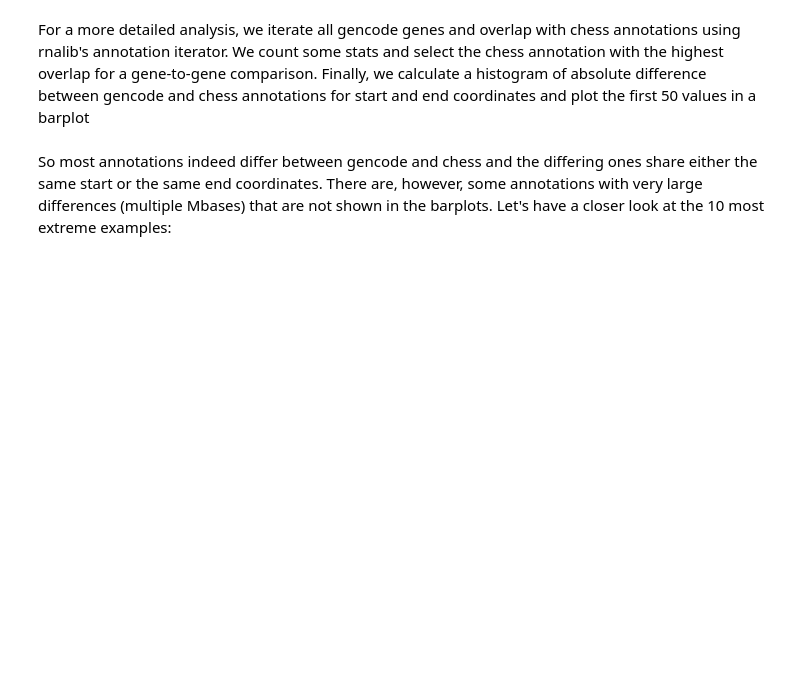
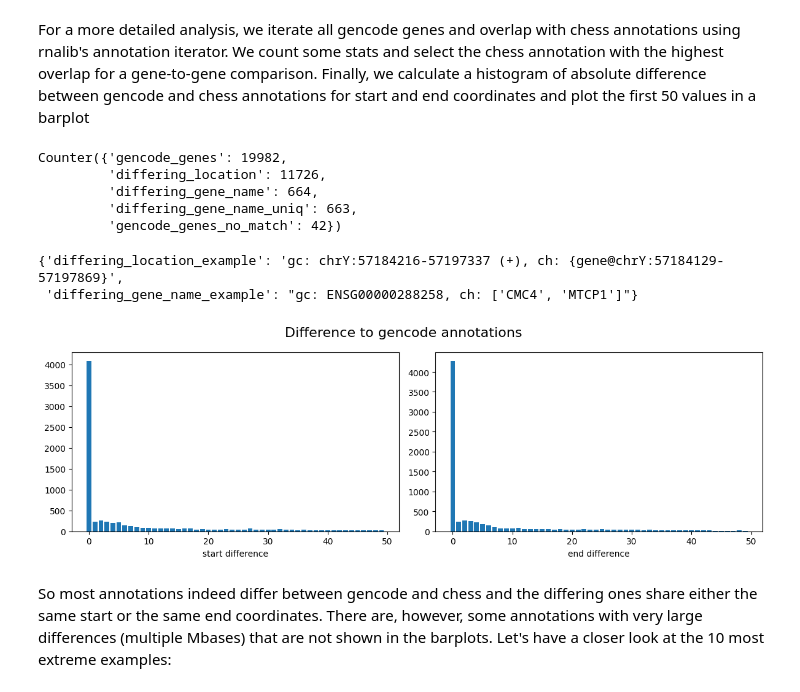
Before and after one commit to popitsch/rnalib, a Jupyter notebook: notebooks/Tutorial_compare_annotation_sets.ipynb, the cells around one changed output. Cells and saved outputs as stored; diff of their text form; code cells hidden in the pictures; blank space fills up the shorter version.

Commit message:
redesigned testdata creation

```diff
--- a/notebooks/Tutorial_compare_annotation_sets.ipynb
+++ b/notebooks/Tutorial_compare_annotation_sets.ipynb
@@ -73,0 +41,11 @@ display("All done.")
+# %%
+rna.__RNALIB_TESTDATA__ = "rnalib_testdata/"
+
+if not os.path.isdir(rna.__RNALIB_TESTDATA__):
+    os.mkdir(rna.__RNALIB_TESTDATA__)
+
+rna.testdata.create_testdata(rna.__RNALIB_TESTDATA__,
+                             rna.testdata.large_test_resources)
+
+display(f"Testdata at {rna.__RNALIB_TESTDATA__}")
+display_textarea('\n'.join(rna.dir_tree(pathlib.Path(rna.__RNALIB_TESTDATA__))))
@@ -120,7 +124,7 @@ Now we can have a look at the shared and unique (normalized) gene names and
 display the unique gene names for genocde and chess.
 # %%
 # cmp_sets is a rnalib utility function for set comparison
-shared, uniq_gc, uniq_ch = pg.cmp_sets({x.gene_name for x in t_gc.genes},
+shared, uniq_gc, uniq_ch = rna.cmp_sets({x.gene_name for x in t_gc.genes},
                                        {x.gene_name for x in t_ch.genes})
 display(f"Unique gene names in gencode: {len(shared)+len(uniq_gc)}, in chess: {len(shared)+len(uniq_ch)}")
 display(f"Shared: {len(shared)}, only in gencode: {len(uniq_gc)}, only in chess: {len(uniq_ch)}")
@@ -163,9 +198,9 @@ stats=Counter()
 examples=dict()
 hist_start, hist_end=Counter(), Counter()
 diff_annos=list()
-with pg.AnnotationIterator(
-    pg.TranscriptomeIterator(t_gc, feature_types='gene'),
-    pg.TranscriptomeIterator(t_ch, feature_types='gene')) as it:
+with rna.AnnotationIterator(
+    rna.TranscriptomeIterator(t_gc, feature_types='gene'),
+    rna.TranscriptomeIterator(t_ch, feature_types='gene')) as it:
     for gene_gc, dat in it:
         stats['gencode_genes']+=1
         if len(dat.it0)==0:
@@ -175,33 +210,42 @@ with pg.AnnotationIterator(
         # check whether gene names match
         if gene_gc.gene_name not in [g.gene_name for g in genes_ch]:
             stats['differing_gene_name'] += 1
             if gene_gc.gene_name not in shared:
                 stats['differing_gene_name_uniq'] += 1
             examples['differing_gene_name_example'] = f"gc: {gene_gc.gene_name}, ch: {[g.gene_name for g in genes_ch]}"
             continue
         # check whether coordinates match
         if gene_gc.get_location() not in [g.get_location() for g in genes_ch]:
             stats['differing_location'] += 1
             examples['differing_location_example'] = f"gc: {gene_gc.get_location()}, ch: {genes_ch}"
             # select overlapping chess annotation with minimum abs difference
             overlaps={g:abs(gene_gc.left_pos().distance(g.left_pos()))+abs(gene_gc.right_pos().distance(g.right_pos())) for g in genes_ch}
             closest_anno=min(overlaps, key=overlaps.get)
             abs_diff_start = abs(gene_gc.left_pos().distance(closest_anno.left_pos()))
             abs_diff_end = abs(gene_gc.right_pos().distance(closest_anno.right_pos()))
             hist_start[abs_diff_start]+=1
             hist_end[abs_diff_end]+=1
             diff_annos.append((abs_diff_start+abs_diff_end,gene_gc, closest_anno))
 display(stats)
 display(examples)
 fig, (ax1, ax2) = plt.subplots(1, 2, figsize=(12, 4))
 x,y=zip(*sorted(hist_start.items())[:50])
 ax1.bar(x,y)
 ax1.set_xlabel('start difference')
 x,y=zip(*sorted(hist_end.items())[:50])
 ax2.bar(x,y)
 ax2.set_xlabel('end difference')
 fig.suptitle(t='Difference to gencode annotations', fontsize=16)
 fig.tight_layout()
+# %% [output]
+Counter({'gencode_genes': 19982,
+         'differing_location': 11726,
+         'differing_gene_name': 664,
+         'differing_gene_name_uniq': 663,
+         'gencode_genes_no_match': 42})
+{'differing_location_example': 'gc: chrY:57184216-57197337 (+), ch: {gene@chrY:57184129-57197869}',
+ 'differing_gene_name_example': "gc: ENSG00000288258, ch: ['CMC4', 'MTCP1']"}
+[figure, added]
 # %% [markdown]
 So most annotations indeed differ between gencode and chess and the differing ones share
 either the same start or the same end coordinates.
```
Also changed, not shown: parts of 15 cells of this notebook, 38 other files.
